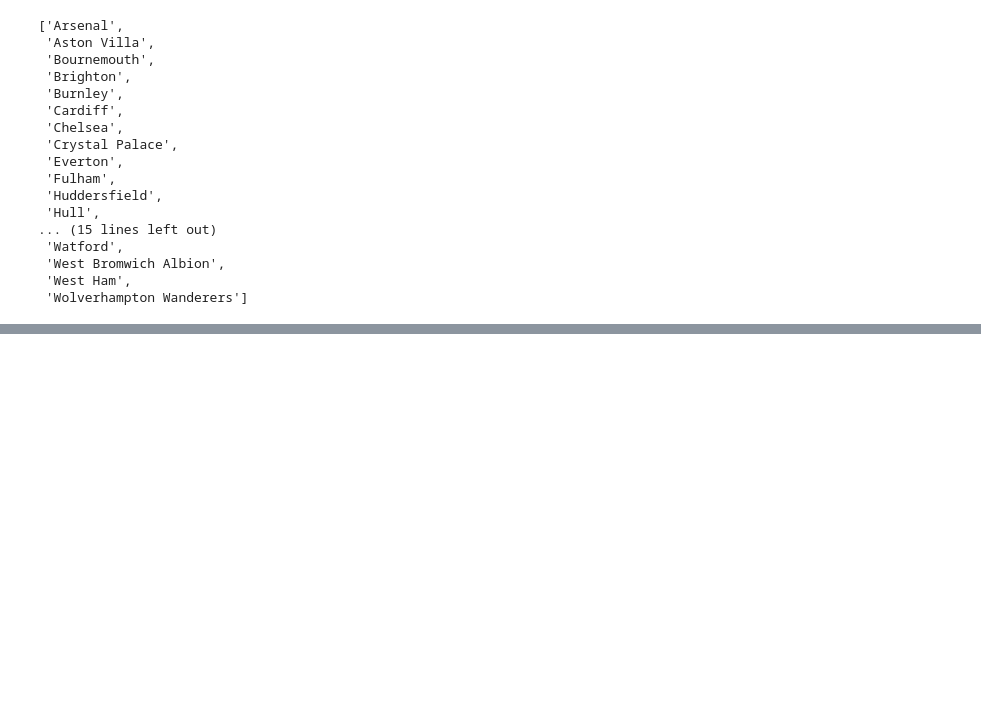
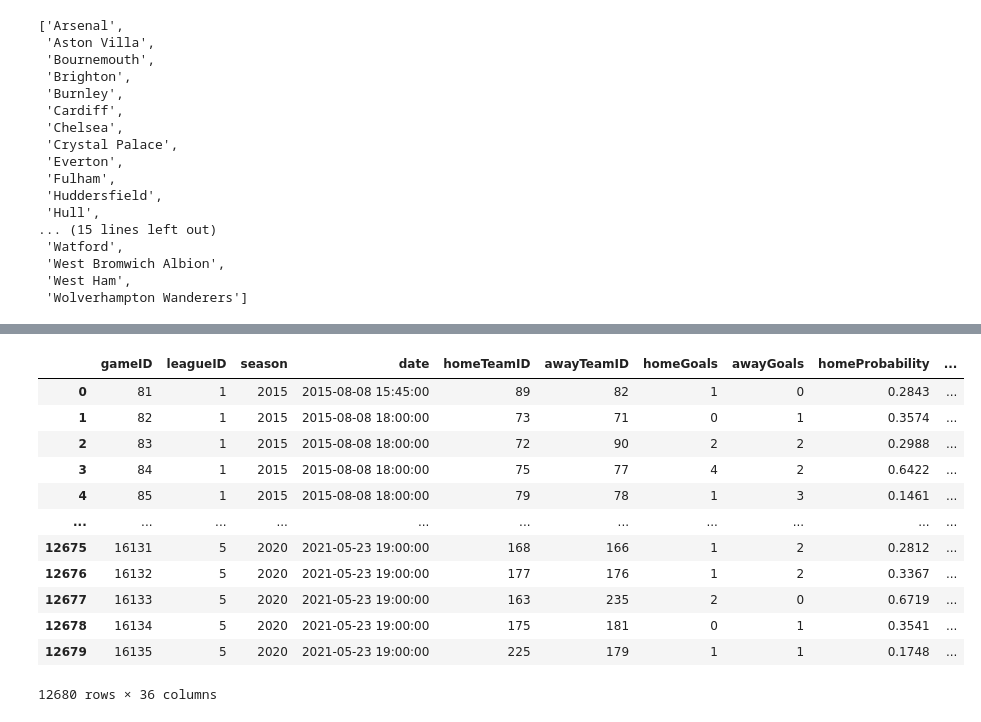
Before and after one commit to DVadeus/Data-Analysis, a Jupyter notebook: 4 Data Wrangling with Pandas.ipynb, the cells around one changed output, grey strips where cells are left out. Cells and saved outputs as stored; diff of their text form; code cells hidden in the pictures; blank space fills up the shorter version.

```diff
--- a/4 Data Wrangling with Pandas.ipynb
+++ b/4 Data Wrangling with Pandas.ipynb
@@ -3801,0 +3916,17 @@ prem_teams
+# %%
+game_league = games_df.merge(leagues_df, on = 'leagueID')
+game_league
+# %% [output]
+|  | gameID | leagueID | season | date | homeTeamID | awayTeamID | homeGoals | awayGoals | homeProbability | ... |
+| 0 | 81 | 1 | 2015 | 2015-08-08 15:45:00 | 89 | 82 | 1 | 0 | 0.2843 | ... |
+| 1 | 82 | 1 | 2015 | 2015-08-08 18:00:00 | 73 | 71 | 0 | 1 | 0.3574 | ... |
+| 2 | 83 | 1 | 2015 | 2015-08-08 18:00:00 | 72 | 90 | 2 | 2 | 0.2988 | ... |
+| 3 | 84 | 1 | 2015 | 2015-08-08 18:00:00 | 75 | 77 | 4 | 2 | 0.6422 | ... |
+| 4 | 85 | 1 | 2015 | 2015-08-08 18:00:00 | 79 | 78 | 1 | 3 | 0.1461 | ... |
+| ... | ... | ... | ... | ... | ... | ... | ... | ... | ... | ... |
+| 12675 | 16131 | 5 | 2020 | 2021-05-23 19:00:00 | 168 | 166 | 1 | 2 | 0.2812 | ... |
+| 12676 | 16132 | 5 | 2020 | 2021-05-23 19:00:00 | 177 | 176 | 1 | 2 | 0.3367 | ... |
+| 12677 | 16133 | 5 | 2020 | 2021-05-23 19:00:00 | 163 | 235 | 2 | 0 | 0.6719 | ... |
+| 12678 | 16134 | 5 | 2020 | 2021-05-23 19:00:00 | 175 | 181 | 0 | 1 | 0.3541 | ... |
+| 12679 | 16135 | 5 | 2020 | 2021-05-23 19:00:00 | 225 | 179 | 1 | 1 | 0.1748 | ... |
+12680 rows × 36 columns
```
Also changed, not shown: parts of 33 cells of this notebook.
